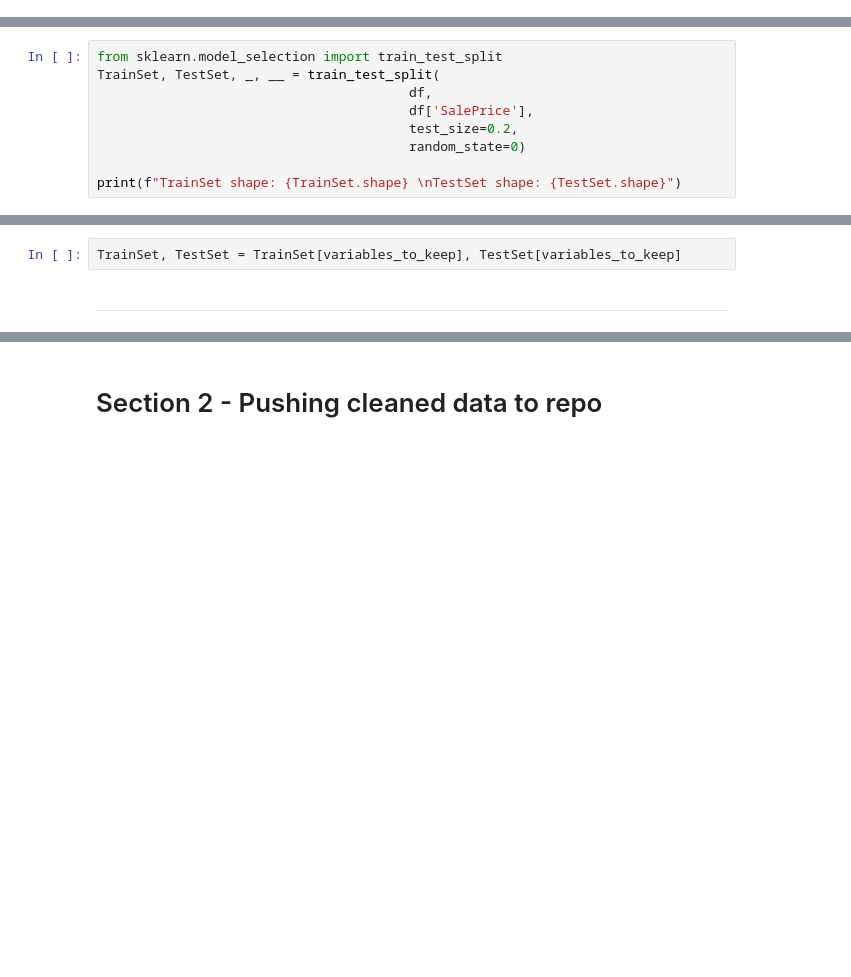
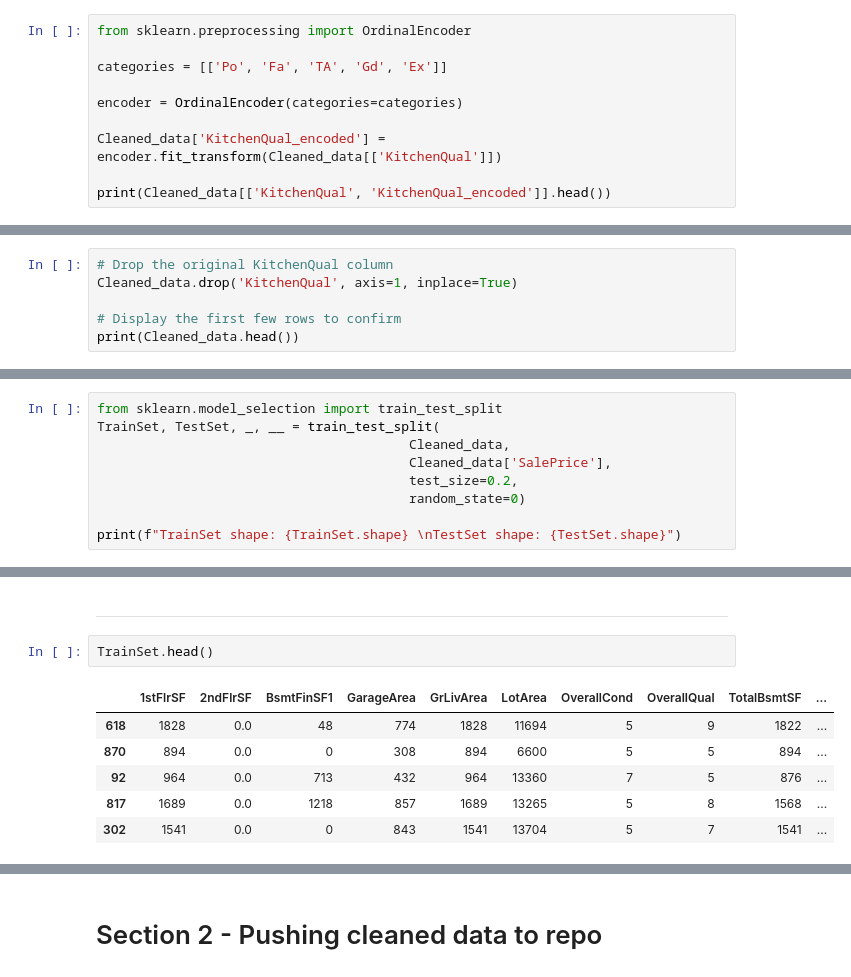
Before and after one commit to BjornBishop/PP5-ML, a Jupyter notebook: jupyter_notebooks/3.DataCleaning.ipynb, the cells around one changed output, grey strips where cells are left out. Cells and saved outputs as stored; diff of their text form; blank space fills up the shorter version.

```diff
--- a/jupyter_notebooks/3.DataCleaning.ipynb
+++ b/jupyter_notebooks/3.DataCleaning.ipynb
@@ -165,0 +298,10 @@ EvaluateMissingData(df)
+# %%
+from sklearn.preprocessing import OrdinalEncoder
+
+categories = [['Po', 'Fa', 'TA', 'Gd', 'Ex']]
+
+encoder = OrdinalEncoder(categories=categories)
+
+Cleaned_data['KitchenQual_encoded'] = encoder.fit_transform(Cleaned_data[['KitchenQual']])
+
+print(Cleaned_data[['KitchenQual', 'KitchenQual_encoded']].head())
@@ -165,0 +338,6 @@ EvaluateMissingData(df)
+# %%
+# Drop the original KitchenQual column
+Cleaned_data.drop('KitchenQual', axis=1, inplace=True)
+
+# Display the first few rows to confirm
+print(Cleaned_data.head())
@@ -168,8 +367,8 @@ EvaluateMissingData(df)
 # %%
 from sklearn.model_selection import train_test_split
 TrainSet, TestSet, _, __ = train_test_split(
-                                        df,
-                                        df['SalePrice'],
+                                        Cleaned_data,
+                                        Cleaned_data['SalePrice'],
                                         test_size=0.2,
                                         random_state=0)
 
@@ -196,4 +379,11 @@ Now time to implement this with the test dataset
-# %%
-TrainSet, TestSet = TrainSet[variables_to_keep], TestSet[variables_to_keep]
 # %% [markdown]
 ---
+# %%
+TrainSet.head()
+# %% [output]
+|  | 1stFlrSF | 2ndFlrSF | BsmtFinSF1 | GarageArea | GrLivArea | LotArea | OverallCond | OverallQual | TotalBsmtSF | ... |
+| 618 | 1828 | 0.0 | 48 | 774 | 1828 | 11694 | 5 | 9 | 1822 | ... |
+| 870 | 894 | 0.0 | 0 | 308 | 894 | 6600 | 5 | 5 | 894 | ... |
+| 92 | 964 | 0.0 | 713 | 432 | 964 | 13360 | 7 | 5 | 876 | ... |
+| 817 | 1689 | 0.0 | 1218 | 857 | 1689 | 13265 | 5 | 8 | 1568 | ... |
+| 302 | 1541 | 0.0 | 0 | 843 | 1541 | 13704 | 5 | 7 | 1541 | ... |
```
Also changed, not shown: parts of 30 cells of this notebook, 4 other files.
